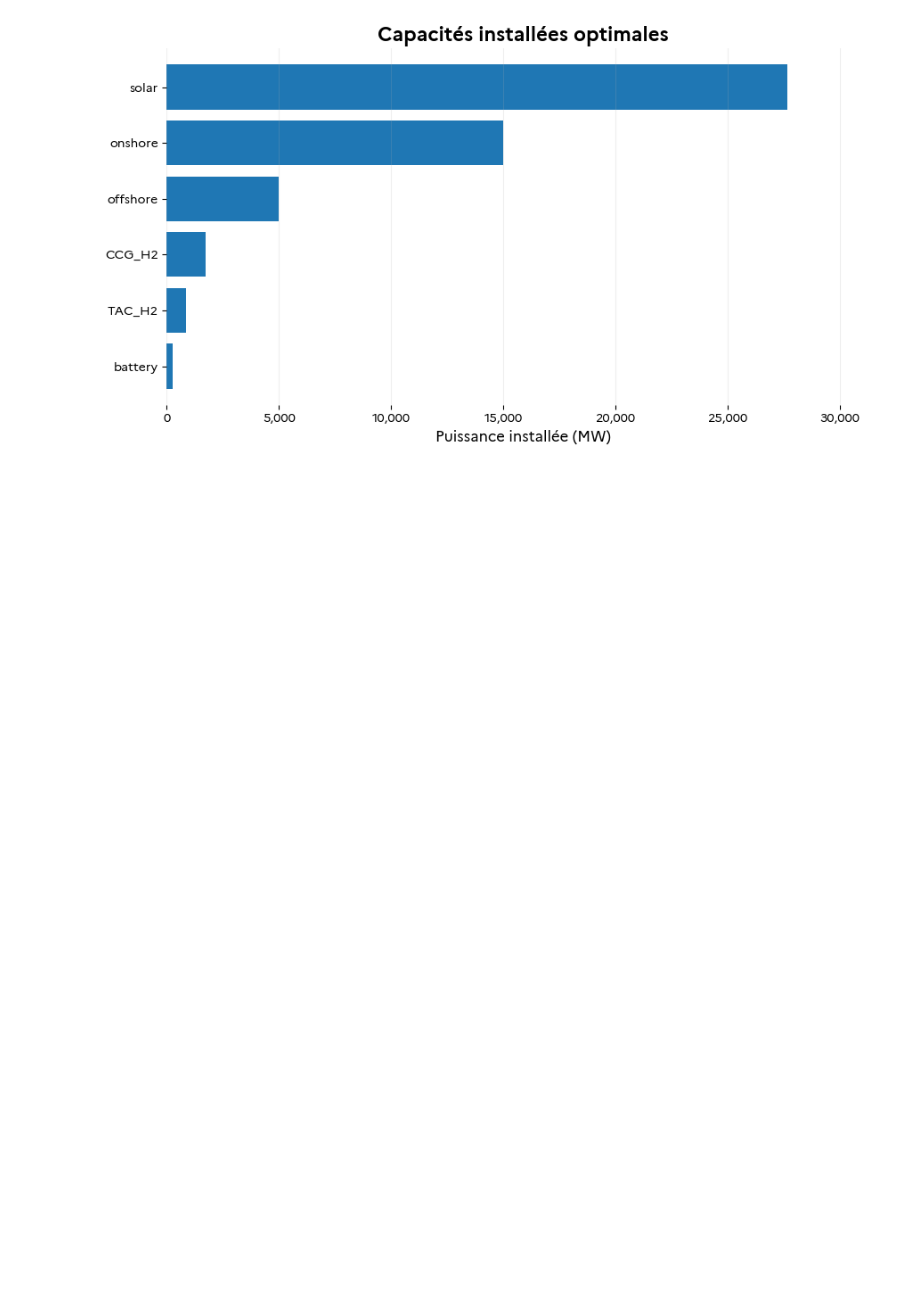
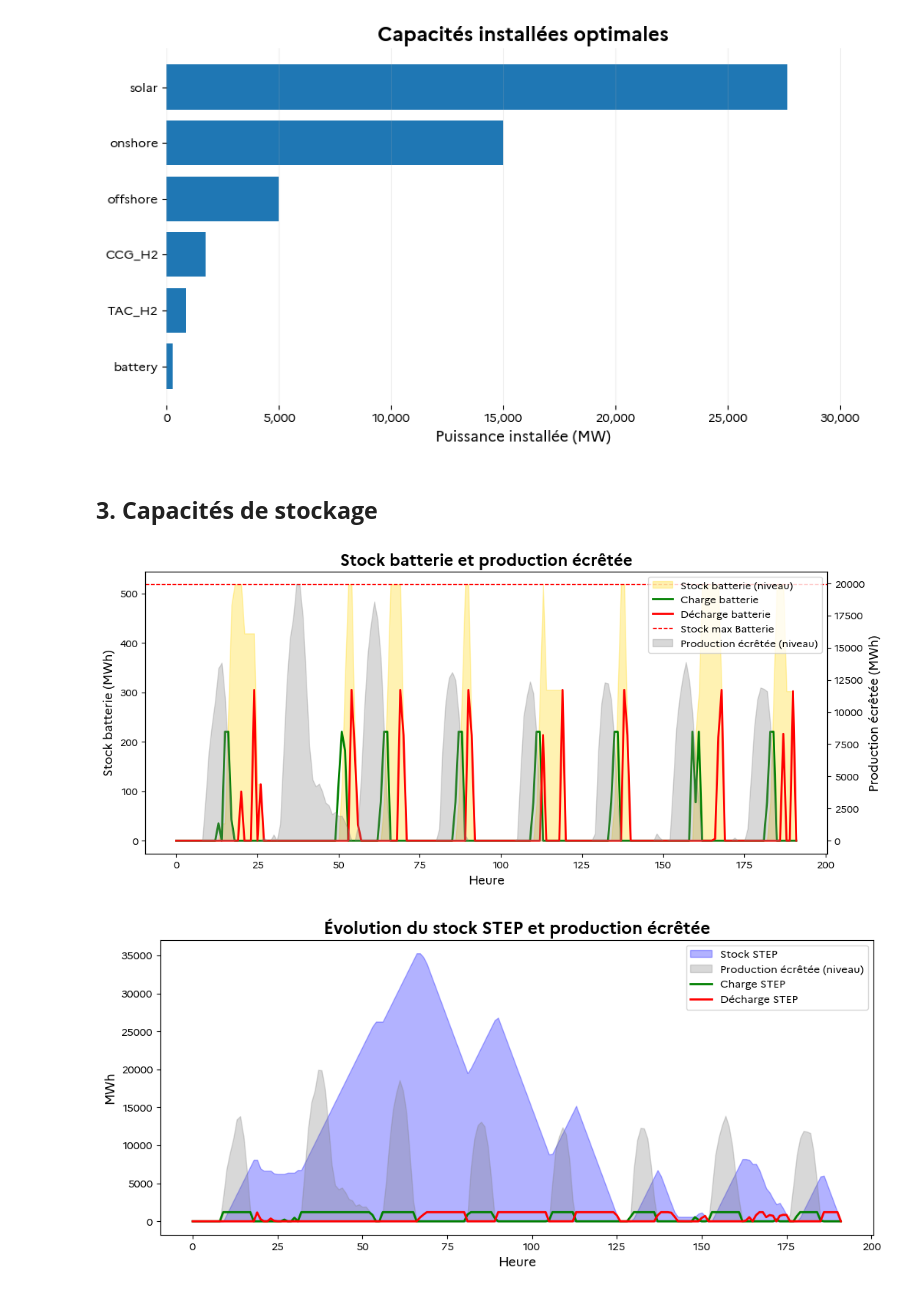
Before and after one commit to alextonon/ETE305_Optimization_Study, a Jupyter notebook: analysis.ipynb, the cells around one changed output. Drawn from its saved outputs; the diff is of its cells as text; code cells hidden in the pictures; blank space fills up the shorter version.

Commit message:
visualisation

```diff
--- a/analysis.ipynb
+++ b/analysis.ipynb
@@ -219,3 +227,75 @@ plt.tight_layout()
 plt.show()
 # %% [output]
 [figure]
+# %% [markdown]
+## **3. Capacités de stockage**
+# %%
+import numpy as np
+
+
+# --- Lecture du JSON pour récupérer les capacités de stockage ---
+with open("parc_resultats.json", "r") as f:
+    parc = json.load(f)
+
+CapaBattery = parc["capacites_MW"]["battery"]
+d_battery = 2   # heures
+stock_max_battery = CapaBattery * d_battery
+rbattery = 0.85
+
+# --- Calcul de la production totale ---
+df["Prod_totale"] = df["H2_CCG"] + df["H2_TAC"] + df["Hydro"] + df["Solaire"] + df["Onshore"] + df["Offshore"]
+
+# --- Production écrêtée avant utilisation des stocks ---
+df["Ecret"] = df["Prod_totale"] - df["Load"]
+df["Ecret"] = df["Ecret"].clip(lower=0)  # pas de valeurs négatives
+
+# --- Axe temps ---
+time = df.index
+
+# --- Plot Stock Batterie ---
+
+fig, ax1 = plt.subplots(figsize=(12,5))
+
+# Axe principal : stock batterie
+ax1.fill_between(time, 0, df["Battery_stock"], color='gold', alpha=0.3, label="Stock batterie (niveau)")
+
+ax1.plot(time, -df["Battery_charge"]*rbattery, linewidth=2, color='green', label="Charge batterie")
+ax1.plot(time, df["Battery_decharge"]/rbattery, linewidth=2, color='red', label="Décharge batterie")
+ax1.axhline(y=stock_max_battery, linestyle="--", linewidth=1, color="red", label="Stock max Batterie")
+ax1.set_xlabel("Heure")
+ax1.set_ylabel("Stock batterie (MWh)")
+
+
+# Axe secondaire : production écrêtée
+ax2 = ax1.twinx()
+# ax2.plot(time, df["Ecret"], linestyle="--", linewidth=2,color="gray", label="Production écrêtée")
+ax2.fill_between(time, 0, df["Ecret"], color='gray', alpha=0.3, label="Production écrêtée (niveau)")
+ax2.set_ylabel("Production écrêtée (MWh)")
+
+# Légende combinée
+lines_1, labels_1 = ax1.get_legend_handles_labels()
+lines_2, labels_2 = ax2.get_legend_handles_labels()
+ax1.legend(lines_1 + lines_2, labels_1 + labels_2, loc="upper right")
+
+plt.title("Stock batterie et production écrêtée")
+plt.show()
+
+# --- Plot Stock STEP ---
+# On peut calculer stock max STEP si on a Pmax_STEP et durée max 24*7h
+#stock_max_STEP = ?
+
+plt.figure(figsize=(12,5))
+#plt.plot(time, df["STEP_stock"], linewidth=2, color='blue', label="Stock STEP")
+plt.fill_between(time, 0, df["STEP_stock"], color='blue', alpha=0.3, label="Stock STEP")
+#plt.axhline(y=stock_max_STEP, linestyle="--", color="red", label="Stock max STEP")
+plt.fill_between(time, 0, df["Ecret"], color='gray', alpha=0.3, label="Production écrêtée (niveau)")
+plt.plot(time, -df["STEP_charge"], linewidth=2, color='green', label = "Charge STEP")
+plt.plot(time, df["STEP_decharge"], linewidth=2, color='red', label = "Décharge STEP")
+plt.title("Évolution du stock STEP et production écrêtée")
+plt.xlabel("Heure")
+plt.ylabel("MWh")
+plt.legend()
+plt.show()
+# %% [output]
+[figure, added]
+[figure, added]
```
Also changed, not shown: parts of 9 cells of this notebook, 1 other file.
